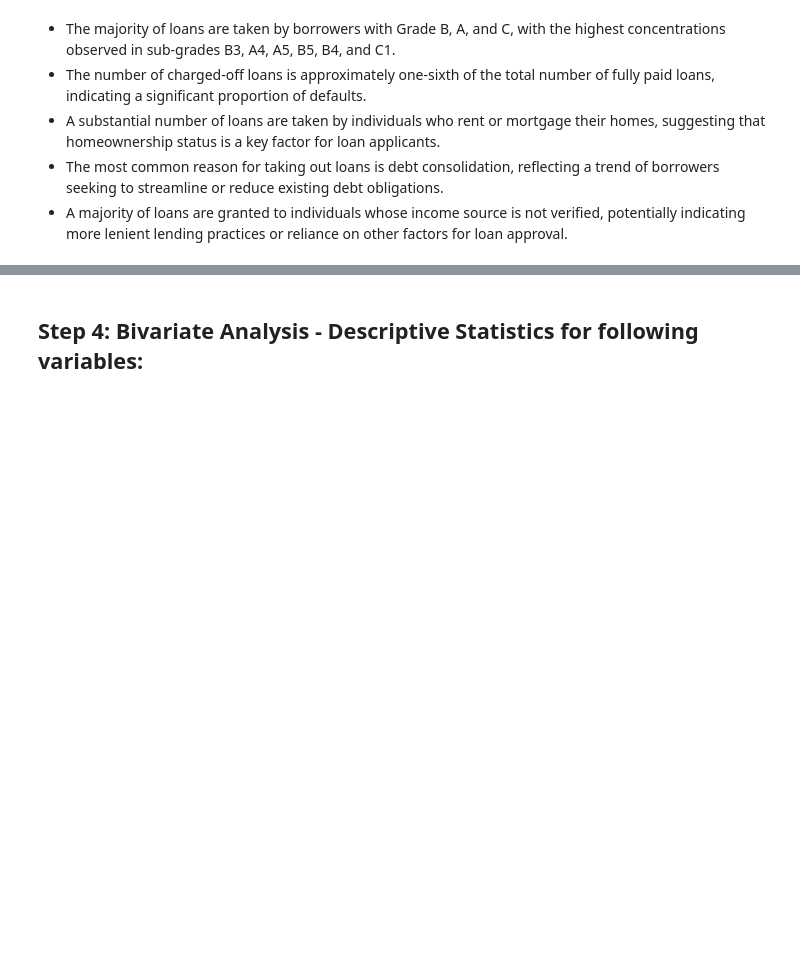
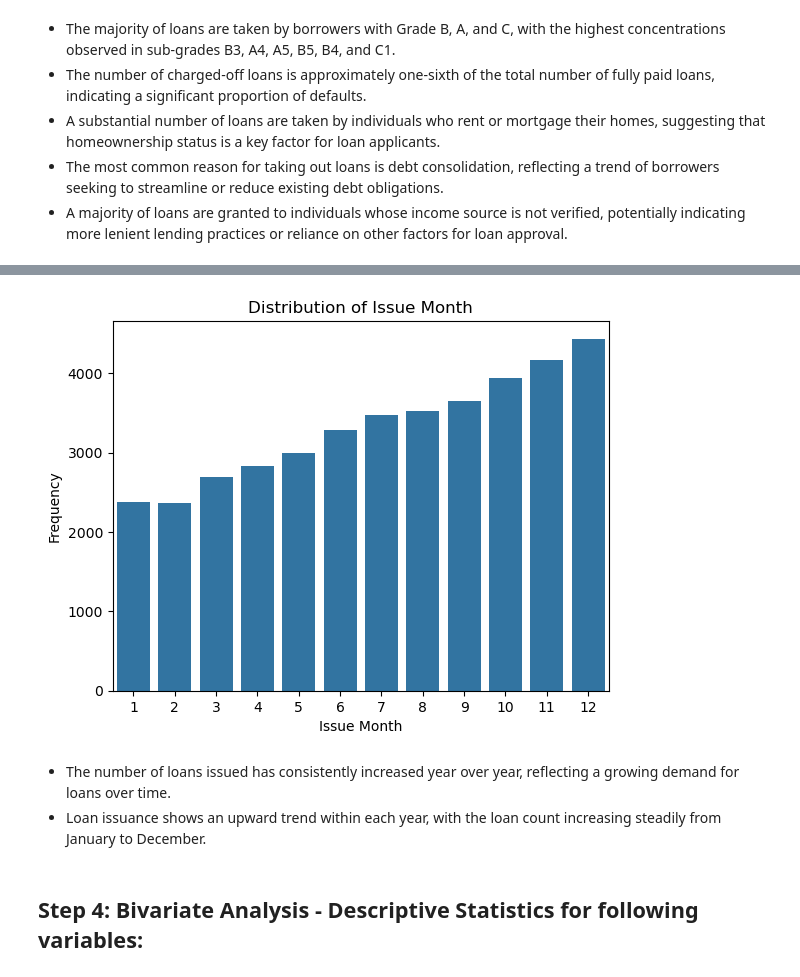
Before and after one commit to gauravkumarsahoo/lending-club-case-study, a Jupyter notebook: lending_club_case_study.ipynb, the cells around one changed output, grey strips where cells are left out. Drawn from its saved outputs; the diff is of its cells as text; code cells hidden in the pictures; blank space fills up the shorter version.

```diff
--- a/lending_club_case_study.ipynb
+++ b/lending_club_case_study.ipynb
@@ -242,3 +263,14 @@ plt.show()
+# %%
+sns.countplot(x='issue_month', data=loan_data)
+plt.title('Distribution of Issue Month')
+plt.xlabel('Issue Month')
+plt.ylabel('Frequency')
+plt.show()
+# %% [output]
+[figure, added]
+# %% [markdown]
+- The number of loans issued has consistently increased year over year, reflecting a growing demand for loans over time.
+- Loan issuance shows an upward trend within each year, with the loan count increasing steadily from January to December.
 # %% [markdown]
 ## Step 4: Bivariate Analysis - Descriptive Statistics for following variables:
 # %%
```
Also changed, not shown: parts of 8 cells of this notebook.
